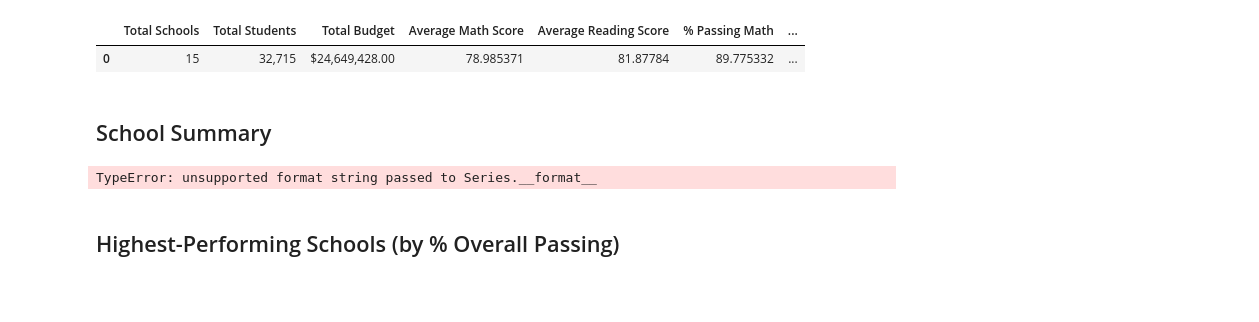
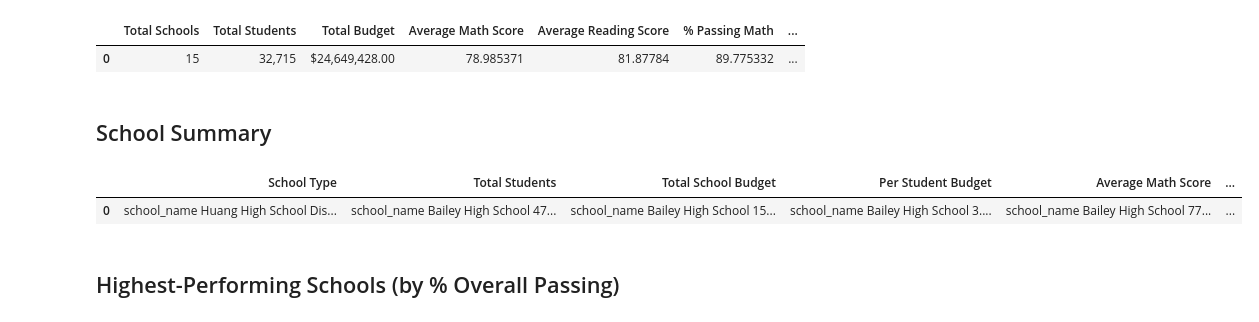
Before and after one commit to bioStats4brains/pandas-challenge, a Jupyter notebook: PyCitySchools/PyCitySchools_starter.ipynb, the cells around one changed output. Saved outputs shown, nothing was run; the diff lists cells and outputs as text; code cells hidden in the pictures; blank space fills up the shorter version.

```diff
--- a/PyCitySchools/PyCitySchools_starter.ipynb
+++ b/PyCitySchools/PyCitySchools_starter.ipynb
@@ -142,23 +142,24 @@ overall_passing_rate = school_students_passing_math_and_reading / per_school_cou
 # %%
 # Create a DataFrame called `per_school_summary` with columns for the calculations above.
 per_school_summary = pd.DataFrame({'School Type': [school_types],
                                    'Total Students': [per_school_counts],
                                    'Total School Budget': [per_school_budget],
                                    'Per Student Budget': [per_school_capita],
                                    'Average Math Score': [per_school_math],
                                    'Average Reading Score': [per_school_reading],
                                    '% Passing Math': [per_school_passing_math],
                                    '% Passing Reading': [per_school_passing_reading],
                                    '% Overall Passing': [overall_passing_rate]})
 
 # Formatting
-per_school_summary["Total School Budget"] = per_school_summary["Total School Budget"].map("${:,.2f}".format)
-per_school_summary["Per Student Budget"] = per_school_summary["Per Student Budget"].map("${:,.2f}".format)
+#per_school_summary["Total School Budget"] = per_school_summary["Total School Budget"].map("${:,.2f}".format)
+#per_school_summary["Per Student Budget"] = per_school_summary["Per Student Budget"].map("${:,.2f}".format)
 
 # Display the DataFrame
 per_school_summary
 # %% [output]
-TypeError: unsupported format string passed to Series.__format__
+|  | School Type | Total Students | Total School Budget | Per Student Budget | Average Math Score | ... |
+| 0 | school_name Huang High School Dis... | school_name Bailey High School 47... | school_name Bailey High School 15... | school_name Bailey High School 3.... | school_name Bailey High School 77... | ... |
 # %% [markdown]
 ## Highest-Performing Schools (by % Overall Passing)
 # %%
```
